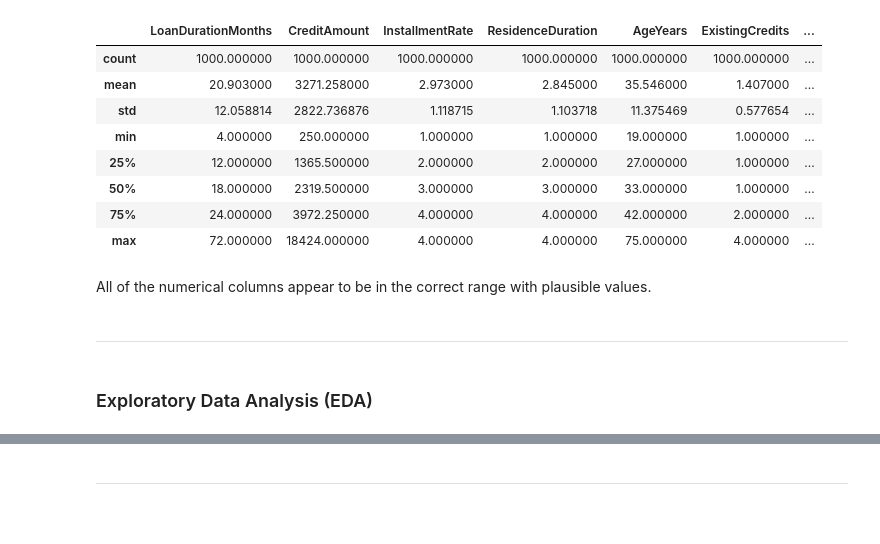
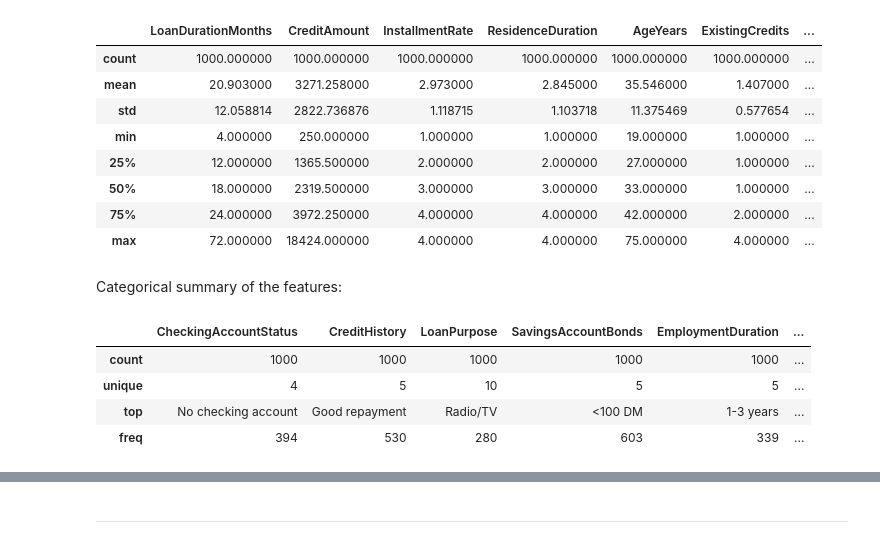
Before and after one commit to SMemic4/Credit-Risk-Classification, a Jupyter notebook: notebooks/credit_card_risk_classificaiton.ipynb, the cells around one changed output, grey strips where cells are left out. Drawn from its saved outputs; the diff is of its cells as text; code cells hidden in the pictures; blank space fills up the shorter version.

```diff
--- a/notebooks/credit_card_risk_classificaiton.ipynb
+++ b/notebooks/credit_card_risk_classificaiton.ipynb
@@ -332,9 +341,13 @@ X.describe()
 | 50% | 18.000000 | 2319.500000 | 3.000000 | 3.000000 | 33.000000 | 1.000000 | ... |
 | 75% | 24.000000 | 3972.250000 | 4.000000 | 4.000000 | 42.000000 | 2.000000 | ... |
 | max | 72.000000 | 18424.000000 | 4.000000 | 4.000000 | 75.000000 | 4.000000 | ... |
-# %% [markdown]
-All of the numerical columns appear to be in the correct range with plausible values.
-# %% [markdown]
----
-# %% [markdown]
-### Exploratory Data Analysis (EDA)
+# %% [markdown]
+Categorical summary of the features:
+# %%
+X.describe(include = np.object_)
+# %% [output]
+|  | CheckingAccountStatus | CreditHistory | LoanPurpose | SavingsAccountBonds | EmploymentDuration | ... |
+| count | 1000 | 1000 | 1000 | 1000 | 1000 | ... |
+| unique | 4 | 5 | 10 | 5 | 5 | ... |
+| top | No checking account | Good repayment | Radio/TV | <100 DM | 1-3 years | ... |
+| freq | 394 | 530 | 280 | 603 | 339 | ... |
```
Also changed, not shown: parts of 45 cells of this notebook, 1 other file.
